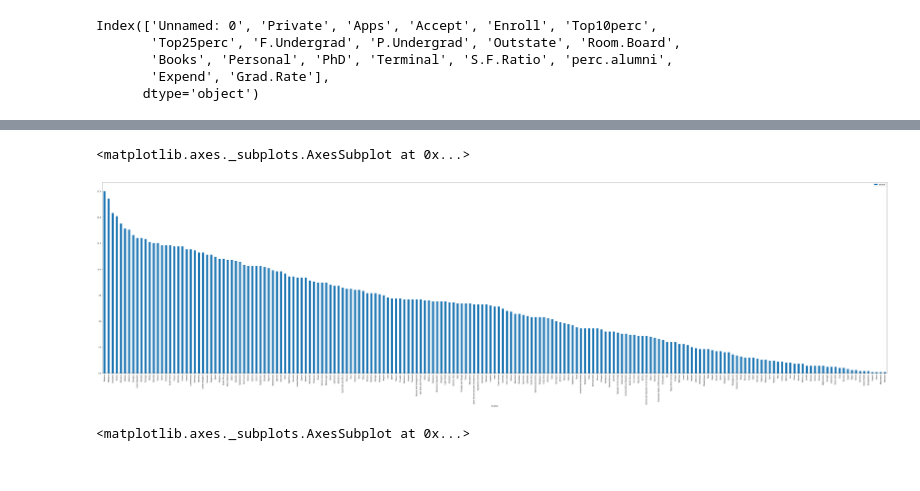
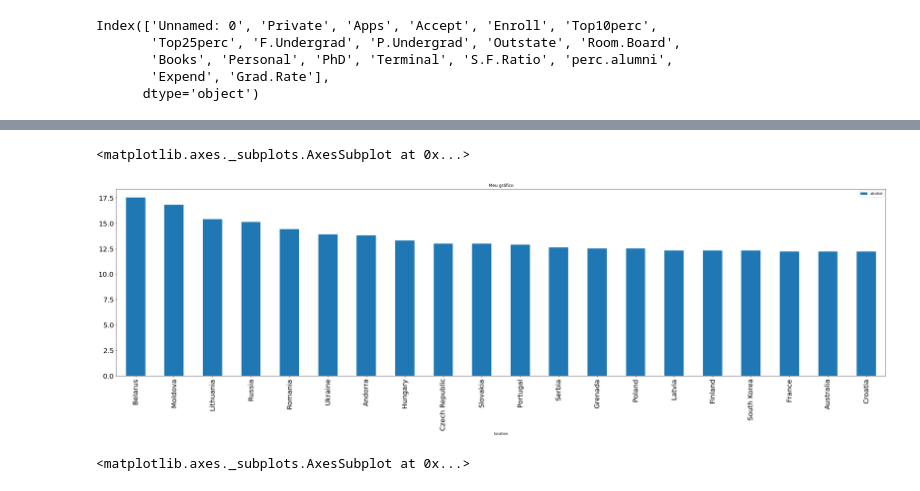
Before and after one commit to JoseCarlos458/10-estatistica, a Jupyter notebook: introducao.ipynb, the cells around one changed output, grey strips where cells are left out. Drawn from its saved outputs; the diff is of its cells as text; code cells hidden in the pictures.

```diff
--- a/introducao.ipynb
+++ b/introducao.ipynb
@@ -226,10 +267,11 @@ df.plot(x='location', y='alcohol', figsize=(100,20))
 <matplotlib.axes._subplots.AxesSubplot at 0x...>
 [figure]
 # %%
-df.plot(x='location', y='alcohol', kind='bar', figsize=(80,20))
+df2 = df[0:20]
+df2.plot(x='location', y='alcohol', kind='bar',  title='Meu gráfico', legend=True, figsize=(40,10), fontsize=20)
 # %% [output]
 <matplotlib.axes._subplots.AxesSubplot at 0x...>
-[figure, old version]
+[figure, new version]
 # %%
 df.plot(x='location', y='alcohol', kind='area')
 # %% [output]
```
Also changed, not shown: parts of 24 cells of this notebook.
